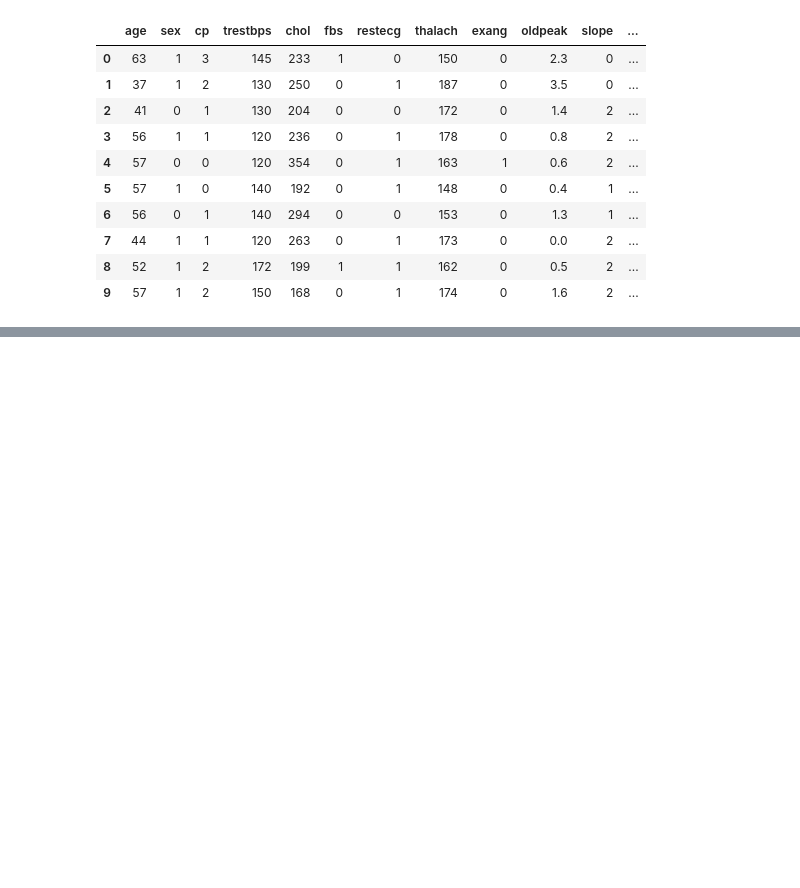
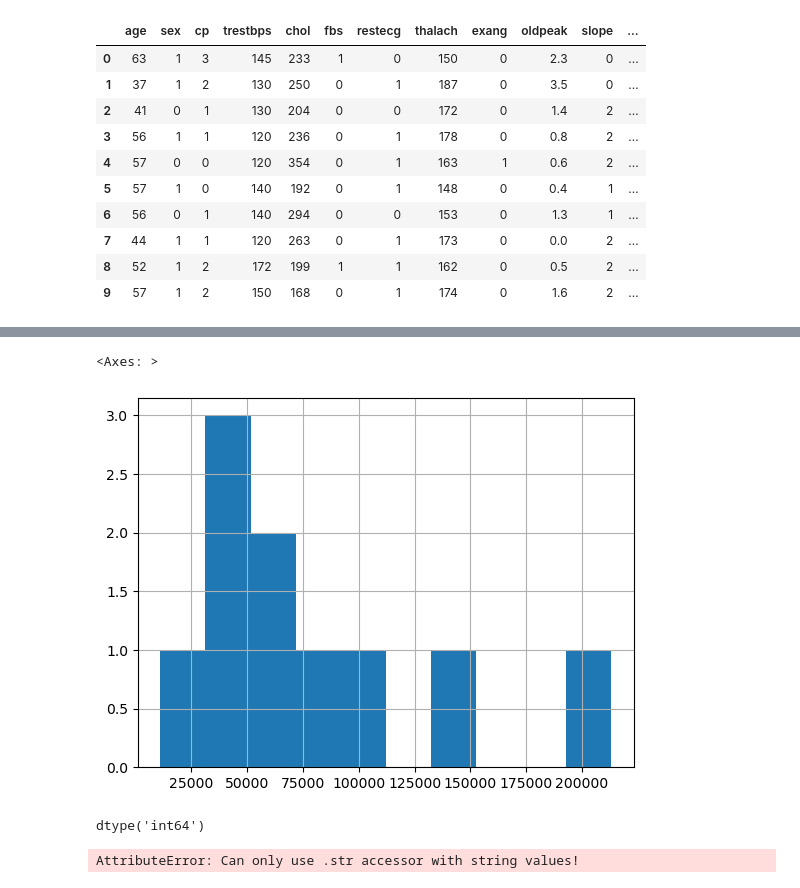
Before and after one commit to jonreygalera/zero-to-mastery-ml, a Jupyter notebook: introduction-to-pandas.ipynb, the cells around one changed output, grey strips where cells are left out. Saved outputs shown, nothing was run; the diff lists cells and outputs as text; code cells hidden in the pictures; blank space fills up the shorter version.

```diff
--- a/introduction-to-pandas.ipynb
+++ b/introduction-to-pandas.ipynb
@@ -102,0 +284,13 @@ data_from_url.head(10)
+# %%
+car_sales["Odometer (KM)"].hist()
+# %% [output]
+<Axes: >
+[figure, added]
+# %%
+car_sales["Price"].dtypes
+# %% [output]
+dtype('int64')
+# %%
+car_sales["Price"] = car_sales["Price"].str.replace('[\\$\\,\\.]', '', regex=True)
+# %% [output]
+AttributeError: Can only use .str accessor with string values!
```
Also changed, not shown: parts of 30 cells of this notebook, 1 other file.
